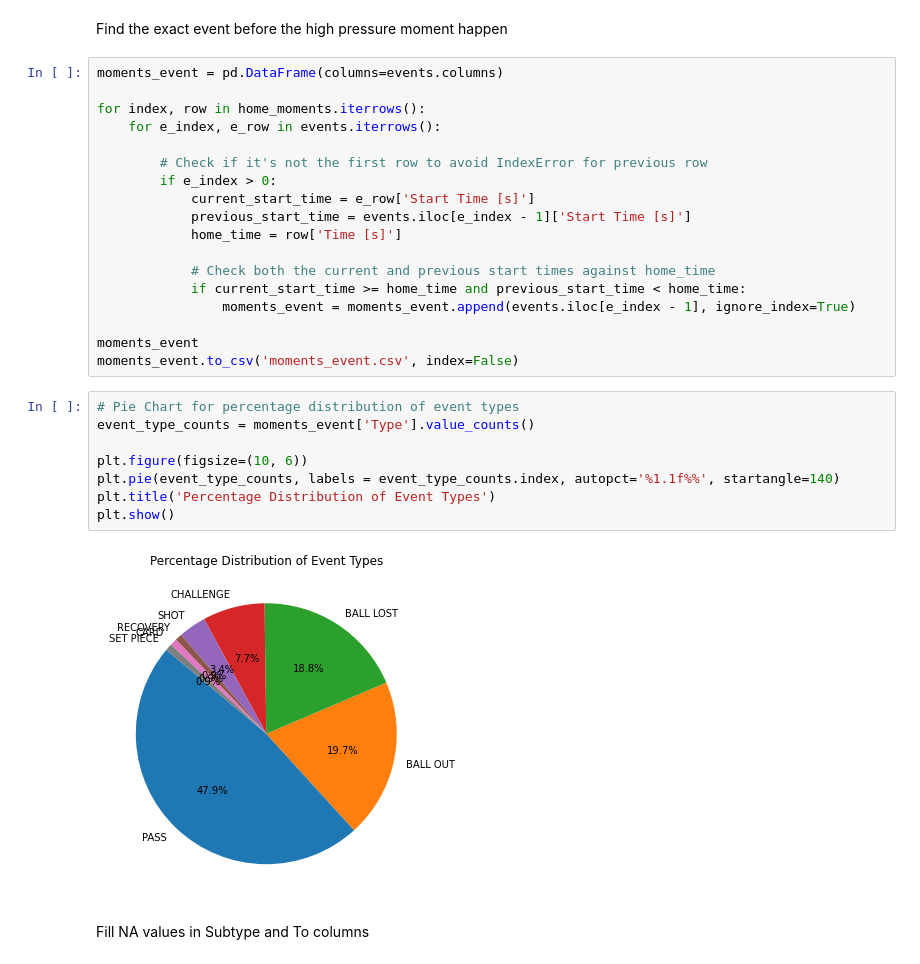
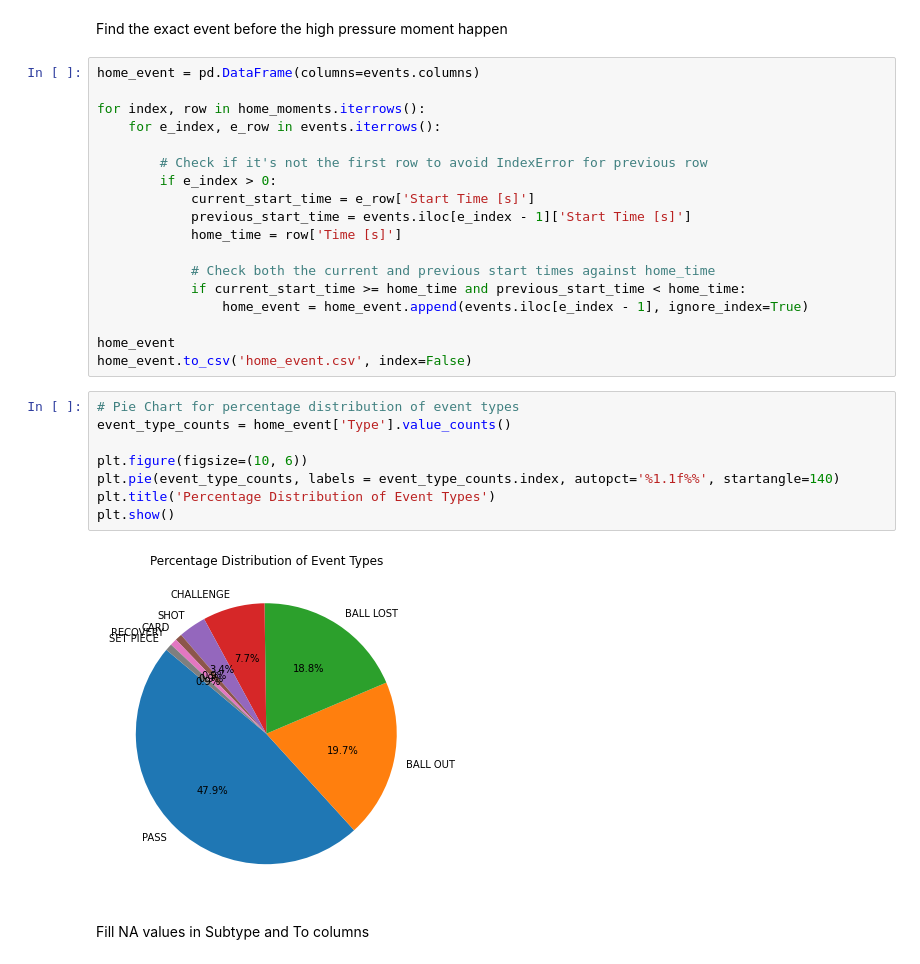
Before and after one commit to nahiid/Soccer-High-Pressure-Moments, a Jupyter notebook: src/high_pre_soccer.ipynb, the cells around one changed output. Drawn from its saved outputs; the diff is of its cells as text.

```diff
--- a/src/high_pre_soccer.ipynb
+++ b/src/high_pre_soccer.ipynb
@@ -148,7 +145,7 @@ events
 # %% [markdown]
 Find the exact event before the high pressure moment happen
 # %%
-moments_event = pd.DataFrame(columns=events.columns)
+home_event = pd.DataFrame(columns=events.columns)
 
 for index, row in home_moments.iterrows():
     for e_index, e_row in events.iterrows():
@@ -161,20 +158,20 @@ for index, row in home_moments.iterrows():
 
             # Check both the current and previous start times against home_time
             if current_start_time >= home_time and previous_start_time < home_time:
-                moments_event = moments_event.append(events.iloc[e_index - 1], ignore_index=True)
+                home_event = home_event.append(events.iloc[e_index - 1], ignore_index=True)
 
-moments_event
-moments_event.to_csv('moments_event.csv', index=False)
+home_event
+home_event.to_csv('home_event.csv', index=False)
 # %%
 # Pie Chart for percentage distribution of event types
-event_type_counts = moments_event['Type'].value_counts()
+event_type_counts = home_event['Type'].value_counts()
 
 plt.figure(figsize=(10, 6))
 plt.pie(event_type_counts, labels = event_type_counts.index, autopct='%1.1f%%', startangle=140)
 plt.title('Percentage Distribution of Event Types')
 plt.show()
 # %% [output]
-[figure, old version]
+[figure, new version]
 # %% [markdown]
 Fill NA values in Subtype and To columns
 # %%
```
Also changed, not shown: parts of 10 cells of this notebook.
